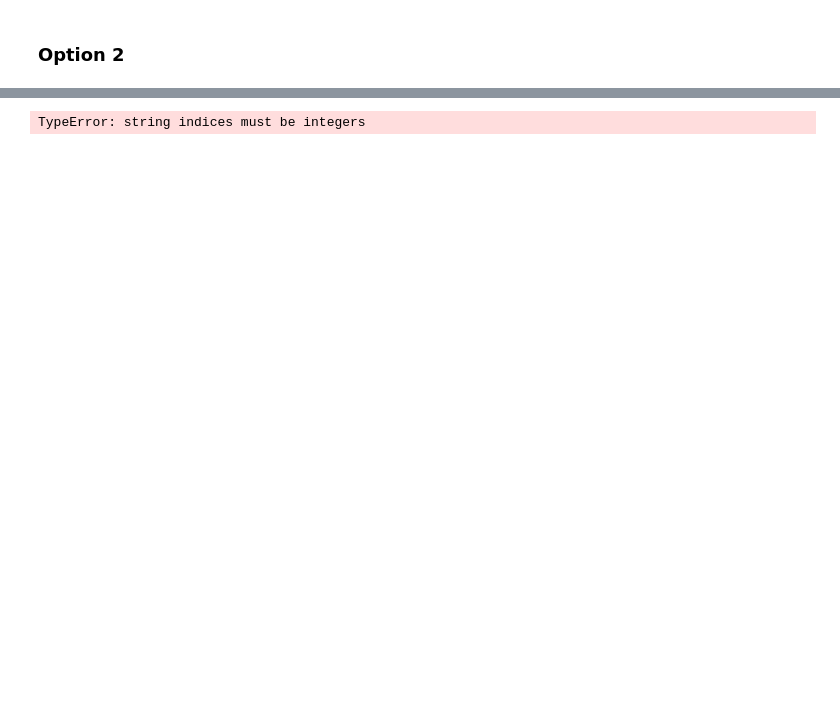
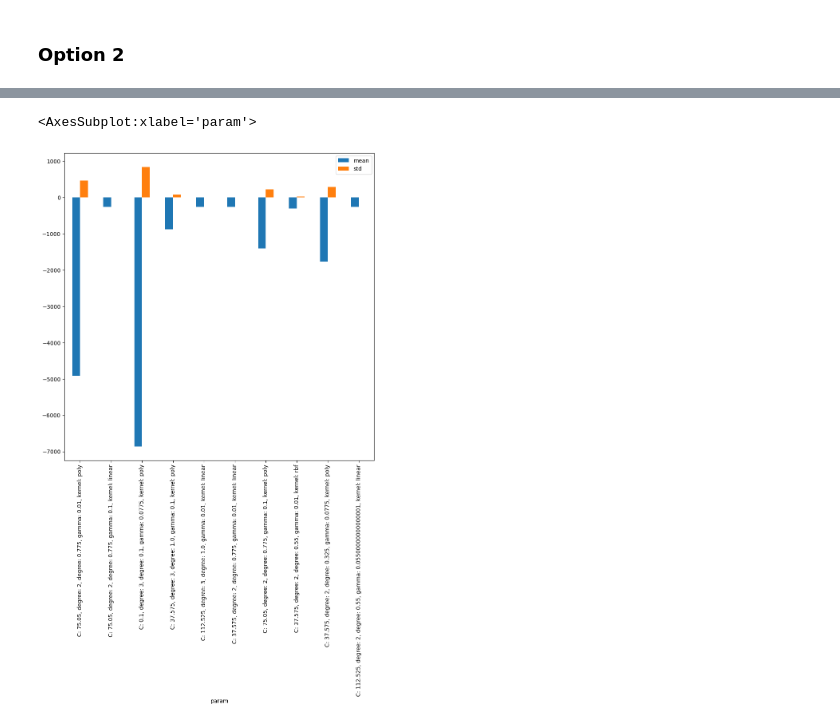
Before and after one commit to crushyz007/Machine-Learning-KMITL, a Jupyter notebook: Activity6.ipynb, the cells around one changed output, grey strips where cells are left out. Saved outputs shown, nothing was run; the diff lists cells and outputs as text; code cells hidden in the pictures; blank space fills up the shorter version.

```diff
--- a/Activity6.ipynb
+++ b/Activity6.ipynb
@@ -775,0 +744,11 @@ for mean, stdev, param in zip(means, stds, params):
+# %%
+fit_intercept = [True, False]
+normalize = [True, False]
+params_LR = dict( fit_intercept = fit_intercept, normalize = normalize)
+# %%
+kernel = ['linear', 'rbf', 'poly']
+C_list = list(np.linspace(0.1, 150, 5, dtype = float))
+ep_list = list(np.linspace(0.1, 1, 5, dtype = float))
+gamma = list(np.linspace(0.01, 0.1, 5, dtype = float))
+degree = [2, 3]
+params_SVR = dict(kernel = kernel, C = C_list, epsilon = ep_list, gamma = gamma, degree = degree)
@@ -775,0 +841,7 @@ for mean, stdev, param in zip(means, stds, params):
+# %%
+means = grid_rand_result.cv_results_['mean_test_score']
+stds = grid_rand_result.cv_results_['std_test_score']
+params = grid_rand_result.cv_results_['params']
+
+for mean, stdev, param in zip(means, stds, params):
+    print("%f (%f) with: %r" % (mean, stdev, param))
@@ -851,0 +954,7 @@ model.fit(X, y, **kwargs)
+# %%
+means = grid_rand_result.cv_results_['mean_test_score']
+stds = grid_rand_result.cv_results_['std_test_score']
+params = grid_rand_result.cv_results_['params']
+
+for mean, stdev, param in zip(means, stds, params):
+    print("%f (%f) with: %r" % (mean, stdev, param))
@@ -852,11 +972,13 @@ model.fit(X, y, **kwargs)
 # %%
 df_plot = pd.DataFrame()
+
 df_plot['param'] = [f"C: { index['C'] }, degree: { index['degree'] }, degree: { index['epsilon'] }, gamma: { index['gamma'] }, kernel: { index['kernel'] }" for index in params]
-# df_plot['mean'] = means
-# df_plot['std'] = stds
+df_plot['mean'] = means
+df_plot['std'] = stds
 
-df_plot.plot.bar(x='param',y= ['mean','std'],figsize = (10,10))
+df_plot.plot.bar(x = 'param', y = ['mean', 'std'], figsize = (10, 10))
 # %% [output]
-TypeError: string indices must be integers
+<AxesSubplot:xlabel='param'>
+[figure, added]
 # %%
 svr = SVR(kernel = grid_result.best_params_['kernel'], degree = grid_result.best_params_['degree'], C = grid_result.best_params_['C'], epsilon = grid_result.best_params_['epsilon'], gamma = grid_result.best_params_['gamma'])
```
Also changed, not shown: parts of 31 cells of this notebook.
